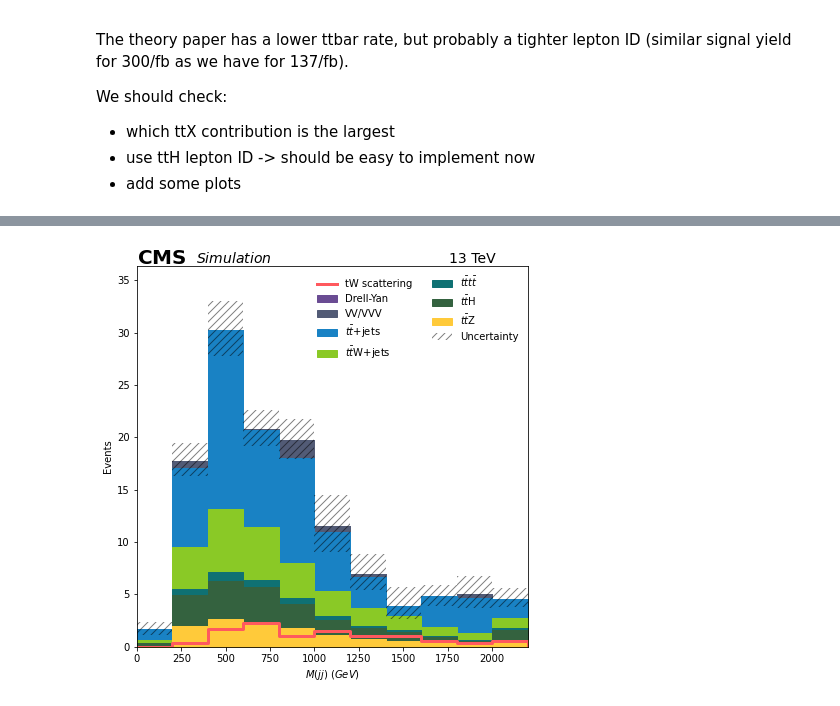
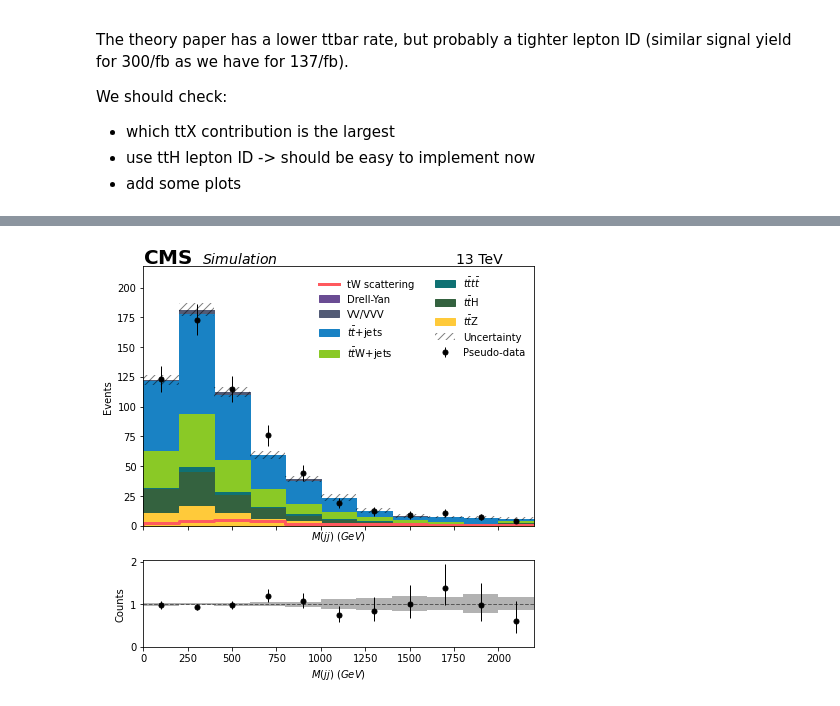
Before and after one commit to mirandabryson/tW_scattering, a Jupyter notebook: processor/strong_tW.ipynb, the cells around one changed output, grey strips where cells are left out. Drawn from its saved outputs; the diff is of its cells as text; code cells hidden in the pictures.

Commit message:
updating tW notebook for mock-up analysis workflow

```diff
--- a/processor/strong_tW.ipynb
+++ b/processor/strong_tW.ipynb
@@ -252,7 +255,7 @@ from samples import fileset, fileset_small, fileset_2l, fileset_SS
 
 # histograms
 histograms = []
-histograms += ['N_ele', 'N_mu', 'N_diele', 'N_dimu', 'mjj_max']
+histograms += ['N_ele', 'N_mu', 'N_diele', 'N_dimu', 'mjj_max', 'mjj_max_baseline', 'pt_spec_max', 'eta_spec_max']
 
 # initialize cache
 cache = dir_archive(os.path.join(os.path.expandvars(cfg['caches']['base']), cfg['caches'][cacheName]), serialized=True)
@@ -354,26 +362,11 @@ We should check:
 # %%
 from plots.helpers import *
 bins = {\
-    'MET_pt':   {'axis': 'pt',            'overflow':'over',  'bins': hist.Bin('pt', r'$E_T^{miss} \ (GeV)$', 20, 0, 200)},
-    'MT':       {'axis': 'pt',            'overflow':'over',  'bins': hist.Bin('pt', r'$M_T \ (GeV)$', 20, 0, 200)},
     'N_jet':    {'axis': 'multiplicity',  'overflow':'over',  'bins': hist.Bin('multiplicity', r'$N_{jet}$', 15, -0.5, 14.5)},
     'N_spec':   {'axis': 'multiplicity',  'overflow':'over',  'bins': hist.Bin('multiplicity', r'$N_{jet, fwd}$', 6, -0.5, 5.5)},
     'N_b':      {'axis': 'multiplicity',  'overflow':'over',  'bins': hist.Bin('multiplicity', r'$N_{b-jet}$', 5, -0.5, 4.5)},
     'pt_spec_max': {'axis': 'pt',         'overflow':'over',  'bins': hist.Bin('pt', r'$p_{T, fwd jet}\ (GeV)$', 20, 0, 400)},
     'eta_spec_max': {'axis': 'eta',         'overflow':'over',  'bins': hist.Bin('eta', r'$p\eta_{fwd jet}\ (GeV)$', 15, -5.5, 5.5)},
-    'mbj_max':  {'axis': 'mass',          'overflow':'over',  'bins': hist.Bin('mass', r'$M(b, light) \ (GeV)$', 25, 0, 1500)},
     'mjj_max':  {'axis': 'mass',          'overflow':'over',  'bins': hist.Bin('mass', r'$M(jj) \ (GeV)$', 10, 0, 2000)},
-    'mlb_min':  {'axis': 'mass',          'overflow':'over',  'bins': hist.Bin('mass', r'$M(b, light) \ (GeV)$', 15, 0, 300)},
-    'mlb_max':  {'axis': 'mass',          'overflow':'over',  'bins': hist.Bin('mass', r'$M(b, light) \ (GeV)$', 25, 0, 500)},
-    'mlj_min':  {'axis': 'mass',          'overflow':'over',  'bins': hist.Bin('mass', r'$M(b, light) \ (GeV)$', 15, 0, 300)},
-    'mlj_max':  {'axis': 'mass',          'overflow':'over',  'bins': hist.Bin('mass', r'$M(b, light) \ (GeV)$', 25, 0, 1000)},
-    'HT':       {'axis': 'ht',            'overflow':'over',  'bins': hist.Bin('ht', r'$M(b, light) \ (GeV)$', 30, 0, 1500)},
-    'ST':       {'axis': 'ht',            'overflow':'over',  'bins': hist.Bin('ht', r'$M(b, light) \ (GeV)$', 30, 0, 1500)},
-    'FWMT1':    {'axis': 'norm',          'overflow':'none',  'bins': hist.Bin('norm', r'FWMT1', 25, 0, 1)},
-    'FWMT2':    {'axis': 'norm',          'overflow':'none',  'bins': hist.Bin('norm', r'FWMT2', 20, 0, 0.8)},
-    'FWMT3':    {'axis': 'norm',          'overflow':'none',  'bins': hist.Bin('norm', r'FWMT3', 25, 0, 1)},
-    'FWMT4':    {'axis': 'norm',          'overflow':'none',  'bins': hist.Bin('norm', r'FWMT4', 25, 0, 1)},
-    'FWMT5':    {'axis': 'norm',          'overflow':'none',  'bins': hist.Bin('norm', r'FWMT5', 25, 0, 1)},
-    #'S':        {'axis': 'norm',            'bins': hist.Bin('norm', r'sphericity', 25, 0, 1)},
-    #'S_lep':    {'axis': 'norm',            'bins': hist.Bin('norm', r'sphericity', 25, 0, 1)},
+    'mjj_max_baseline':  {'axis': 'mass',          'overflow':'over',  'bins': hist.Bin('mass', r'$M(jj) \ (GeV)$', 10, 0, 2000)},
     }
@@ -380,13 +378,18 @@ bins = {\
 # %%
+# Make some of the plots. If they look weird, rerun the notebook again - we use a mplhep style for the NLL scan below.
+
 plotDir = os.path.expandvars(cfg['meta']['plots']) + '/dump/'
 finalizePlotDir(plotDir)
 
 from plots.helpers import *
 
 if True:
-    name = 'mjj_max'
+    name = 'mjj_max_baseline'
     #print (name)
     skip = False
+
+    # load the cached results
+    #output = cache.get('simple_output')
     histogram = output[name]
 
     axis = bins[name]['axis']
@@ -397,46 +400,57 @@ if True:
     y_over = histogram.sum("dataset").values(overflow='all')[()][-1]
 
     # get pseudo data
-    bin_values = histogram.axis(axis).centers(overflow=bins[name]['overflow'])
-    poisson_means = histogram.sum('dataset').values(overflow=bins[name]['overflow'])[()]
-    values = np.repeat(bin_values, np.random.poisson(np.maximum(np.zeros(len(poisson_means)), poisson_means)))
-    if axis == 'pt':
-        histogram.fill(dataset='pseudodata', pt=values)
-    elif axis == 'eta':
-        histogram.fill(dataset='pseudodata', eta=values)
-    elif axis == 'mass':
-        histogram.fill(dataset='pseudodata', mass=values)
-    elif axis == 'multiplicity':
-        histogram.fill(dataset='pseudodata', multiplicity=values)
-    elif axis == 'ht':
-        histogram.fill(dataset='pseudodata', ht=values)
-    elif axis == 'norm':
-        histogram.fill(dataset='pseudodata', norm=values)
+    if not histogram['pseudodata'].values():
+        print ("Getting pseudo-data")
+        bin_values = histogram.axis(axis).centers(overflow=bins[name]['overflow'])
+        poisson_means = histogram.sum('dataset').values(overflow=bins[name]['overflow'])[()]
+        values = np.repeat(bin_values, np.random.poisson(np.maximum(np.zeros(len(poisson_means)), poisson_means)))
+        if axis == 'pt':
+            histogram.fill(dataset='pseudodata', pt=values)
+        elif axis == 'eta':
+            histogram.fill(dataset='pseudodata', eta=values)
+        elif axis == 'mass':
+            histogram.fill(dataset='pseudodata', mass=values)
+        elif axis == 'multiplicity':
+            histogram.fill(dataset='pseudodata', multiplicity=values)
+        elif axis == 'ht':
+            histogram.fill(dataset='pseudodata', ht=values)
+        elif axis == 'norm':
+            histogram.fill(dataset='pseudodata', norm=values)
+
+        # update the cache
+        output[name] = histogram
+        #cache['simple_output']  = output
+        #cache.dump()
+
+    else:
+        print ("Pseudo-data found in cache")
 
 
     import re
+    bkgonly = re.compile('(?!pseudodata|!tW_scattering)')
     notdata = re.compile('(?!pseudodata)')
     notsignal = re.compile('(?!tW_scattering)')
 
-    #fig, (ax, rax) = plt.subplots(2, 1, figsize=(7,7), gridspec_kw={"height_ratios": (3, 1)}, sharex=True)
-    fig, ax = plt.subplots(1,1,figsize=(7,7))
+    fig, (ax, rax) = plt.subplots(2, 1, figsize=(7,7), gridspec_kw={"height_ratios": (3, 1)}, sharex=True)
+    #fig, ax = plt.subplots(1,1,figsize=(7,7))
 
     # get axes
-    hist.plot1d(histogram[notsignal],overlay="dataset", ax=ax, stack=True, overflow=bins[name]['overflow'], clear=False, line_opts=None, fill_opts=fill_opts, error_opts=error_opts, order=['TTZ', 'TTH', 'TTTT', 'TTW','ttbar','diboson', 'DY']) #error_opts??
+    hist.plot1d(histogram[bkgonly],overlay="dataset", ax=ax, stack=True, overflow=bins[name]['overflow'], clear=False, line_opts=None, fill_opts=fill_opts, error_opts=error_opts, order=['TTZ', 'TTH', 'TTTT', 'TTW','ttbar','diboson', 'DY']) #error_opts??
     hist.plot1d(histogram['tW_scattering'], overlay="dataset", ax=ax, overflow=bins[name]['overflow'], line_opts={'linewidth':3}, clear=False)
-    #hist.plot1d(histogram['pseudodata'], overlay="dataset", ax=ax, overflow=bins[name]['overflow'], error_opts=data_err_opts, clear=False)
+    hist.plot1d(histogram['pseudodata'], overlay="dataset", ax=ax, overflow=bins[name]['overflow'], error_opts=data_err_opts, clear=False)
 
     ## build ratio
-    #hist.plotratio(
-    #    num=histogram['pseudodata'].sum("dataset"),
-    #    denom=histogram[notdata].sum("dataset"),
-    #    ax=rax,
-    #    error_opts=data_err_opts,
-    #    denom_fill_opts={},
-    #    guide_opts={},
-    #    unc='num',
-    #    overflow=bins[name]['overflow']
-    #)
+    hist.plotratio(
+        num=histogram['pseudodata'].sum("dataset"),
+        denom=histogram[bkgonly].sum("dataset"),
+        ax=rax,
+        error_opts=data_err_opts,
+        denom_fill_opts={},
+        guide_opts={},
+        unc='num',
+        overflow=bins[name]['overflow']
+    )
 
 
     for l in ['linear']:
@@ -445 +460 @@ if True:
-[figure, old version]
+[figure, new version]
```
Also changed, not shown: parts of 12 cells of this notebook, 2 other files.
